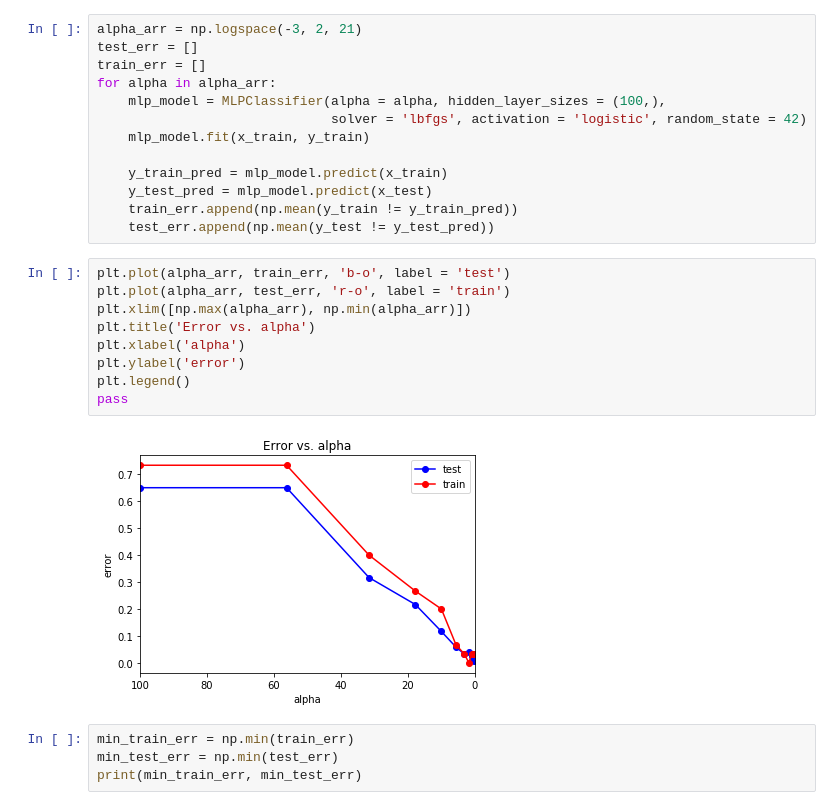
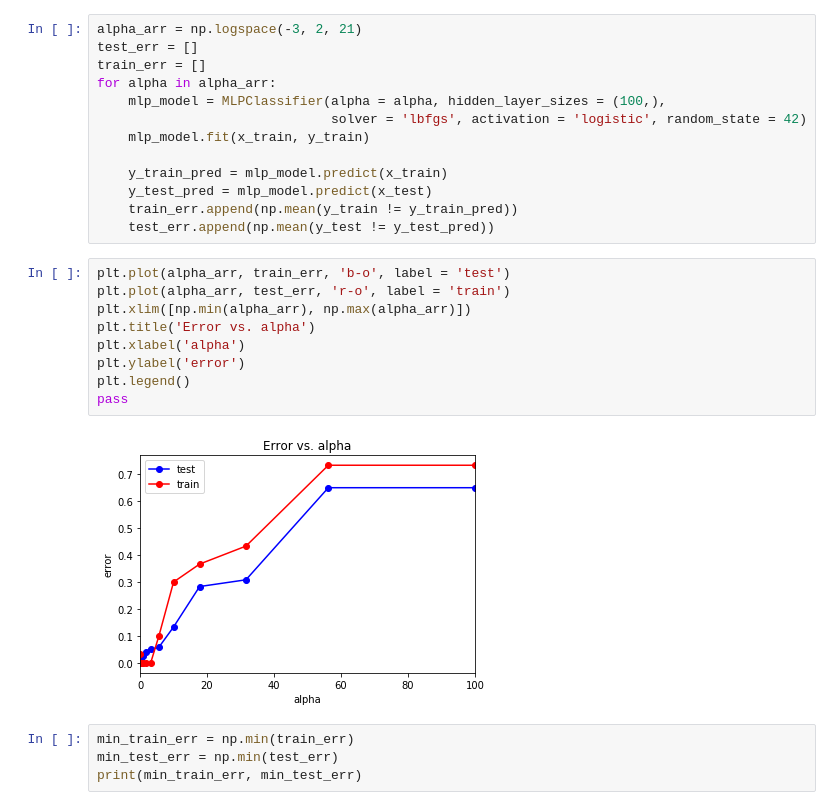
Before and after one commit to Regmir/MachineLearning, a Jupyter notebook: iris.ipynb, the cells around one changed output. Drawn from its saved outputs; the diff is of its cells as text.

```diff
--- a/iris.ipynb
+++ b/iris.ipynb
@@ -239,14 +239,14 @@ for alpha in alpha_arr:
 # %%
 plt.plot(alpha_arr, train_err, 'b-o', label = 'test')
 plt.plot(alpha_arr, test_err, 'r-o', label = 'train')
-plt.xlim([np.max(alpha_arr), np.min(alpha_arr)])
+plt.xlim([np.min(alpha_arr), np.max(alpha_arr)])
 plt.title('Error vs. alpha')
 plt.xlabel('alpha')
 plt.ylabel('error')
 plt.legend()
 pass
 # %% [output]
-[figure, old version]
+[figure, new version]
 # %%
 min_train_err = np.min(train_err)
 min_test_err = np.min(test_err)
```
